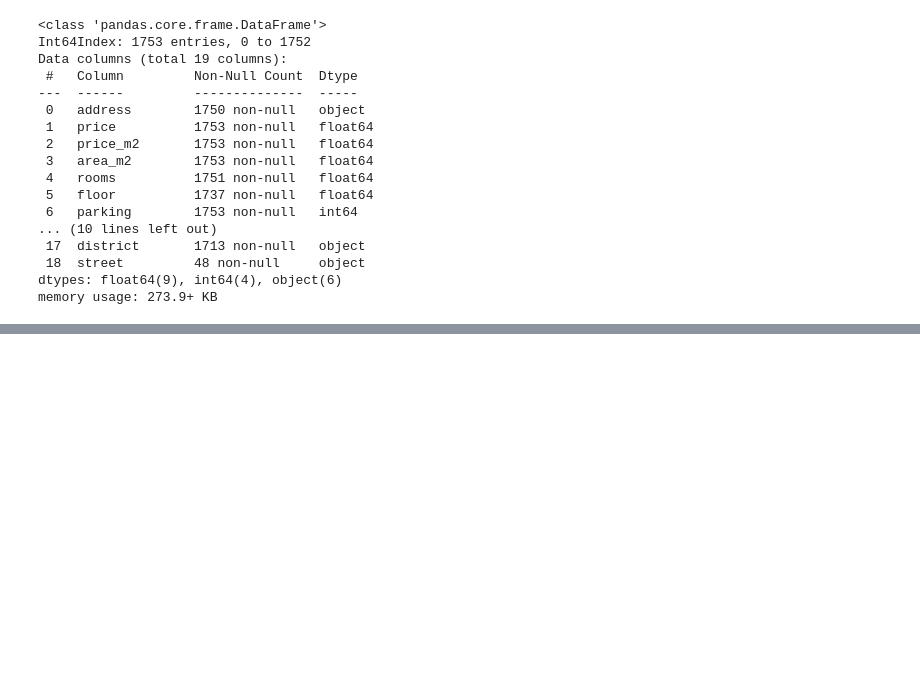
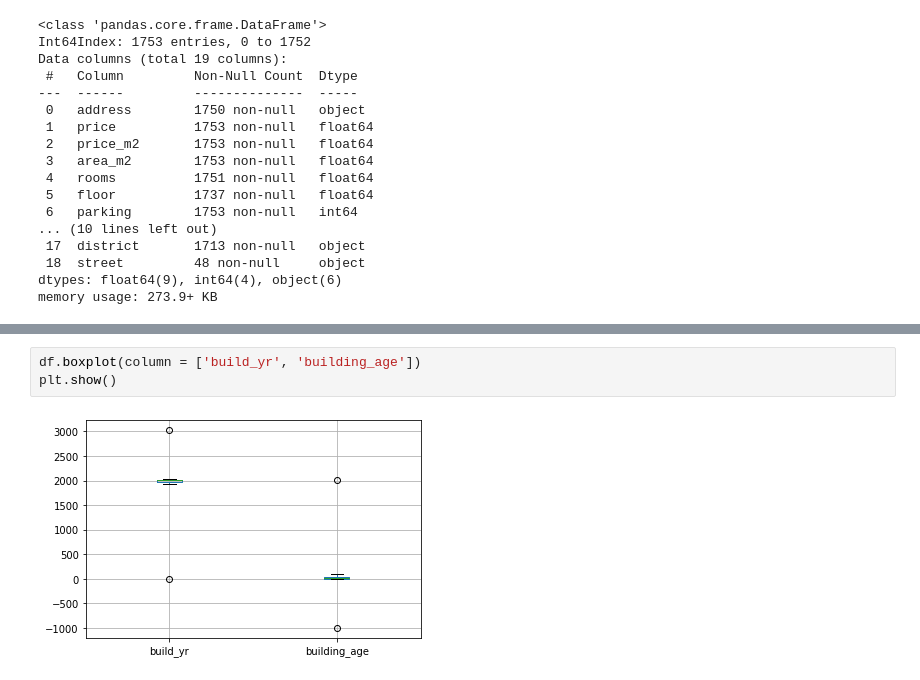
Before and after one commit to KordianPiduch/apartment_prices, a Jupyter notebook: notebooks/2-kp-eda.ipynb, the cells around one changed output, grey strips where cells are left out. Drawn from its saved outputs; the diff is of its cells as text; blank space fills up the shorter version.

```diff
--- a/notebooks/2-kp-eda.ipynb
+++ b/notebooks/2-kp-eda.ipynb
@@ -36,0 +99,5 @@ memory usage: 273.9+ KB
+# %%
+df.boxplot(column = ['build_yr', 'building_age'])
+plt.show()
+# %% [output]
+[figure, added]
```
Also changed, not shown: parts of 44 cells of this notebook, 1 other file.
